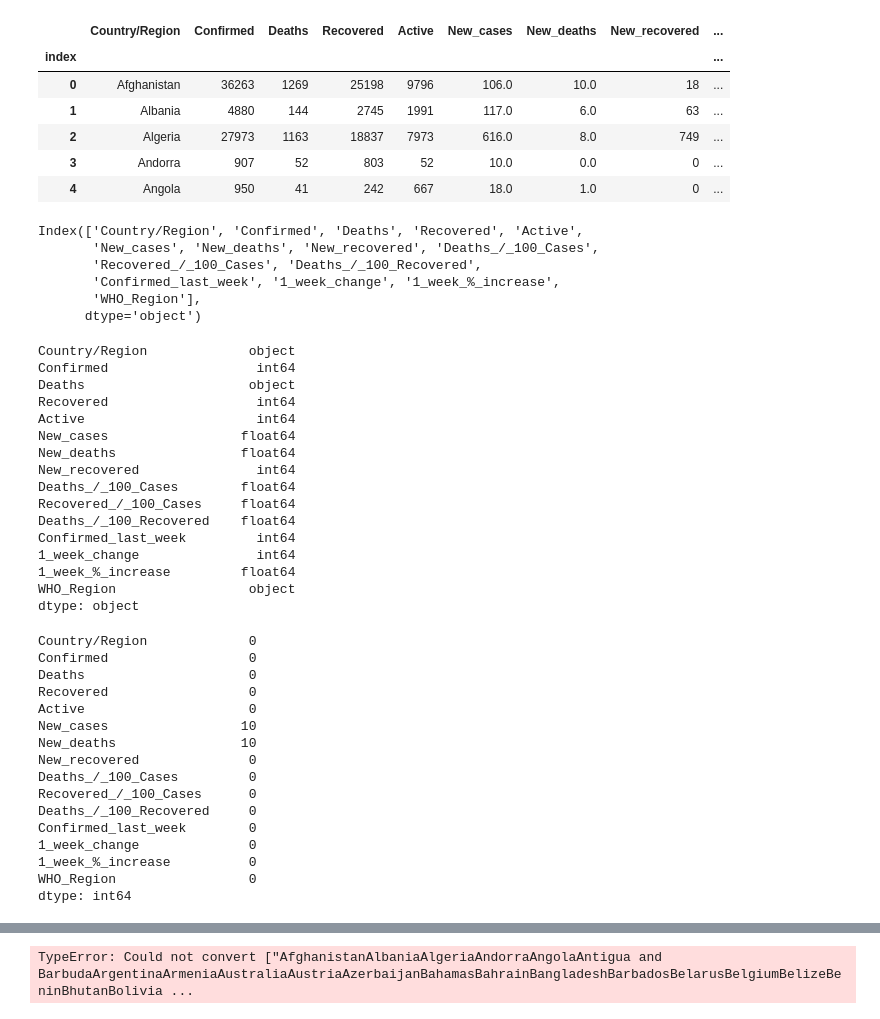
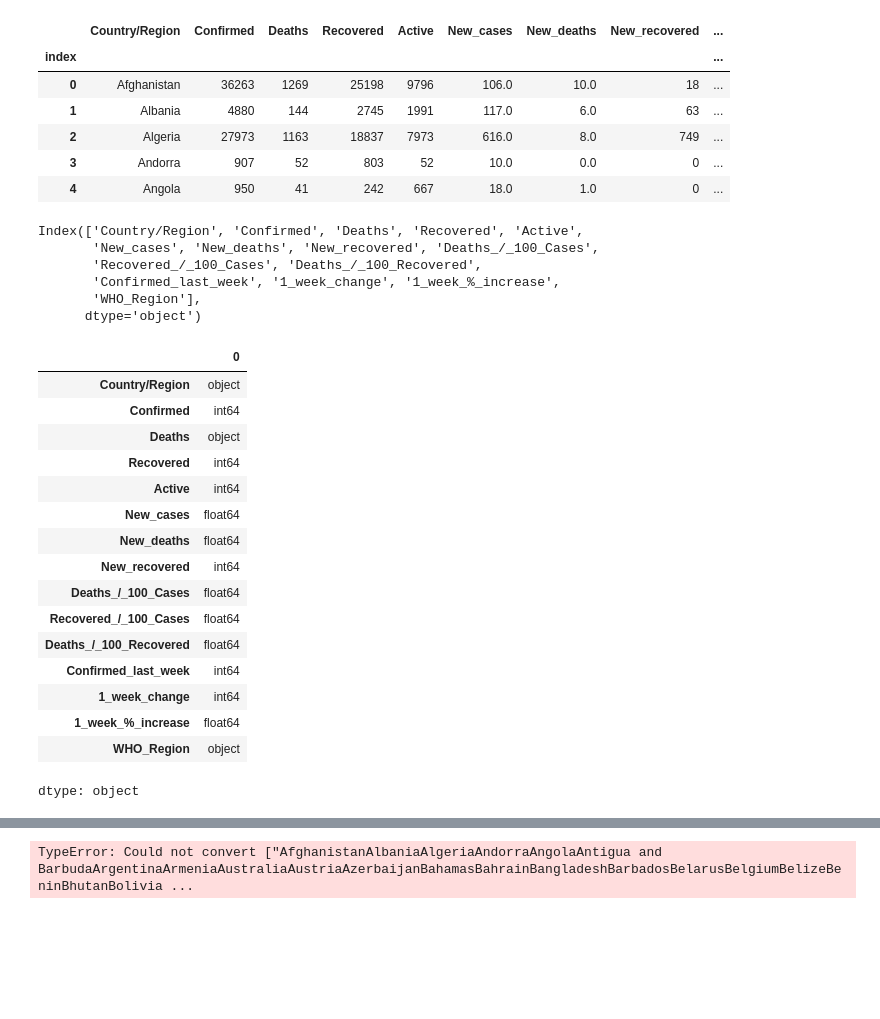
Before and after one commit to Abubakar919666/Python, a Jupyter notebook: Data_Visualization_Project.ipynb, the cells around one changed output, grey strips where cells are left out. Drawn from its saved outputs; the diff is of its cells as text; code cells hidden in the pictures; blank space fills up the shorter version.

```diff
--- a/Data_Visualization_Project.ipynb
+++ b/Data_Visualization_Project.ipynb
@@ -77,53 +71,32 @@ data.head()
 | 2 | Algeria | 27973 | 1163 | 18837 | 7973 | 616.0 | 8.0 | 749 | ... |
 | 3 | Andorra | 907 | 52 | 803 | 52 | 10.0 | 0.0 | 0 | ... |
 | 4 | Angola | 950 | 41 | 242 | 667 | 18.0 | 1.0 | 0 | ... |
-# %%
-column_names = data.columns
-print(column_names)
-# %% [output]
-Index(['Country/Region', 'Confirmed', 'Deaths', 'Recovered', 'Active',
-       'New_cases', 'New_deaths', 'New_recovered', 'Deaths_/_100_Cases',
-       'Recovered_/_100_Cases', 'Deaths_/_100_Recovered',
-       'Confirmed_last_week', '1_week_change', '1_week_%_increase',
-       'WHO_Region'],
-      dtype='object')
-# %%
-data_types = data.dtypes
-print(data_types)
-# %% [output]
-Country/Region             object
-Confirmed                   int64
-Deaths                     object
-Recovered                   int64
-Active                      int64
-New_cases                 float64
-New_deaths                float64
-New_recovered               int64
-Deaths_/_100_Cases        float64
-Recovered_/_100_Cases     float64
-Deaths_/_100_Recovered    float64
-Confirmed_last_week         int64
-1_week_change               int64
-1_week_%_increase         float64
-WHO_Region                 object
-dtype: object
-# %%
-missing_values = data.isnull().sum()
-print(missing_values)
-# %% [output]
-Country/Region             0
-Confirmed                  0
-Deaths                     0
-Recovered                  0
-Active                     0
-New_cases                 10
-New_deaths                10
-New_recovered              0
-Deaths_/_100_Cases         0
-Recovered_/_100_Cases      0
-Deaths_/_100_Recovered     0
-Confirmed_last_week        0
-1_week_change              0
-1_week_%_increase          0
-WHO_Region                 0
-dtype: int64
+# %%
+data.columns
+# %% [output]
+Index(['Country/Region', 'Confirmed', 'Deaths', 'Recovered', 'Active',
+       'New_cases', 'New_deaths', 'New_recovered', 'Deaths_/_100_Cases',
+       'Recovered_/_100_Cases', 'Deaths_/_100_Recovered',
+       'Confirmed_last_week', '1_week_change', '1_week_%_increase',
+       'WHO_Region'],
+      dtype='object')
+# %%
+data.dtypes
+# %% [output]
+|  | 0 |
+| Country/Region | object |
+| Confirmed | int64 |
+| Deaths | object |
+| Recovered | int64 |
+| Active | int64 |
+| New_cases | float64 |
+| New_deaths | float64 |
+| New_recovered | int64 |
+| Deaths_/_100_Cases | float64 |
+| Recovered_/_100_Cases | float64 |
+| Deaths_/_100_Recovered | float64 |
+| Confirmed_last_week | int64 |
+| 1_week_change | int64 |
+| 1_week_%_increase | float64 |
+| WHO_Region | object |
+dtype: object
```
Also changed, not shown: parts of 8 cells of this notebook.
